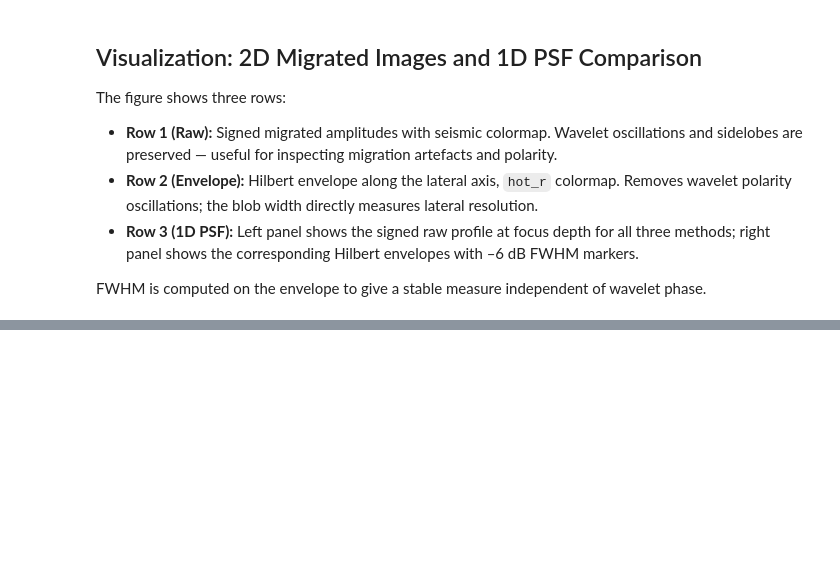
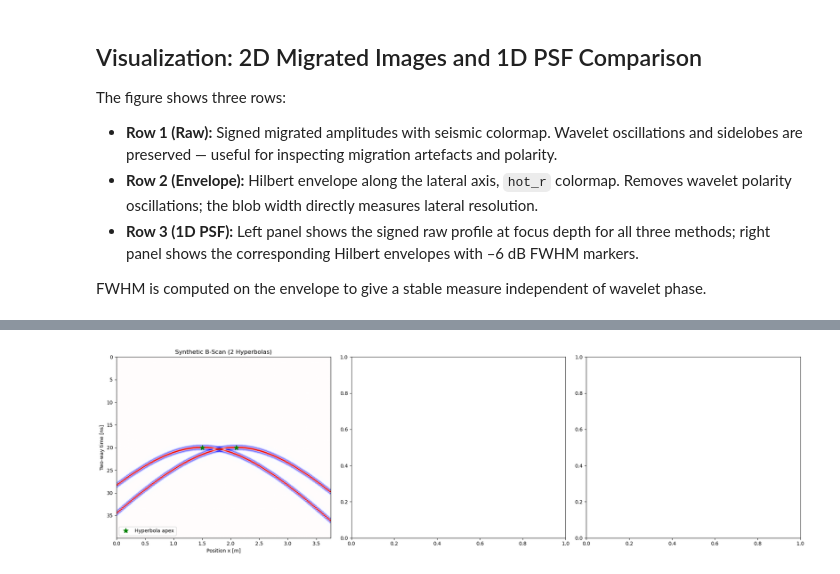
Before and after one commit to ConnervanK/Thesiss, a Jupyter notebook: TimeLapse_Notebooks/B_Scan_Migration_Playground.ipynb, the cells around one changed output, grey strips where cells are left out. Drawn from its saved outputs; the diff is of its cells as text; code cells hidden in the pictures; blank space fills up the shorter version.

```diff
--- a/TimeLapse_Notebooks/B_Scan_Migration_Playground.ipynb
+++ b/TimeLapse_Notebooks/B_Scan_Migration_Playground.ipynb
@@ -674,0 +728,93 @@ Rayleigh limit    : 56.3 mm  (lambda/2)
+# %%
+import numpy as np
+import matplotlib.pyplot as plt
+import scipy.signal
+
+# --- 1. Generate Quick Synthetic B-Scan ---
+nx_syn = 151
+nt_syn = 800
+v_syn = 0.15  # Velocity [m/ns]
+dt_syn = 0.05 # Time step [ns] (t_max = 40 ns, covers up to depth = 3 m)
+dx_syn = 0.025 # Spatial step [m] (x_max = 5 m)
+
+x_syn = np.arange(nx_syn) * dx_syn
+t_syn = np.arange(nt_syn) * dt_syn
+
+data_synth = np.zeros((nt_syn, nx_syn))
+
+# Create a realistic wavelet
+fc = 1.0  # Center frequency [GHz]
+t_wav = np.arange(-30, 31) * dt_syn
+wavelet = (1 - 2 * (np.pi * fc * t_wav)**2) * np.exp(-(np.pi * fc * t_wav)**2)
+
+# Define two point scatterers (x, z)
+wavelength = v_syn / fc  # Wavelength [m]
+distance = wavelength * 4  # Distance between scatterers [m]
+scatterers = [(1.5, 1.5), (1.5 + distance, 1.5)]
+
+# Insert hyperbolas based on travel time
+for px, pz in scatterers:
+    for ix, xs in enumerate(x_syn):
+        dist = np.sqrt((xs - px)**2 + pz**2)
+        tt = 2.0 * dist / v_syn
+        it = int(tt / dt_syn)
+        if 0 <= it < nt_syn:
+            data_synth[it, ix] += 1.0
+
+# Convolve each trace with the wavelet
+for ix in range(nx_syn):
+    data_synth[:, ix] = np.convolve(data_synth[:, ix], wavelet, mode='same')
+
+# # --- 2. Apply Kirchhoff Migration ---
+# z_syn = np.arange(0, 2.5, 0.02)  # Depth axis [m]
+# img_syn = kirchhoff_migration(data_synth, x_syn, t_syn, z_syn, v_syn)
+
+# --- 2.5 Apply Deconvolution & Migrate ---
+# We deconvolve the data along the time axis (trace-by-trace Wiener deconvolution)
+# and then migrate to get the deconvolved migrated image.
+data_deconv = np.zeros_like(data_synth)
+
+# # Pad and shift wavelet to make it zero-phase at index 0 so it doesn't shift our data
+# padded_wavelet = np.pad(wavelet, (0, nt_syn - len(wavelet)))
+# shifted_wavelet = np.roll(padded_wavelet, -len(wavelet) // 2)
+# W = np.fft.fft(shifted_wavelet)
+# eps = 1e-2 * np.max(np.abs(W)**2) # Water level regularization
+
+# for ix in range(nx_syn):
+#     D = np.fft.fft(data_synth[:, ix])
+#     data_deconv[:, ix] = np.real(np.fft.ifft(D * np.conj(W) / (np.abs(W)**2 + eps)))
+
+# img_syn_deconv = kirchhoff_migration(data_deconv, x_syn, t_syn, z_syn, v_syn)
+
+# --- 3. Plot Results ---
+fig, axs = plt.subplots(1, 3, figsize=(20, 6))
+
+vmax_d = np.max(np.abs(data_synth)) * 0.8
+axs[0].imshow(data_synth, aspect='auto', extent=[x_syn[0], x_syn[-1], t_syn[-1], t_syn[0]],
+              cmap='seismic', vmin=-vmax_d, vmax=vmax_d)
+axs[0].set_title('Synthetic B-Scan (2 Hyperbolas)')
+axs[0].set_xlabel('Position x [m]')
+axs[0].set_ylabel('Two-way time [ns]')
+for px, pz in scatterers:
+    axs[0].plot(px, 2*pz/v_syn, 'g*', markersize=10,
+                label='Hyperbola apex' if px == scatterers[0][0] else '')
+axs[0].legend(loc='lower left')
+
+# vmax_m = np.max(np.abs(img_syn)) * 0.8
+# axs[1].imshow(img_syn, aspect='auto', extent=[x_syn[0], x_syn[-1], z_syn[-1], z_syn[0]],
+#               cmap='seismic', vmin=-vmax_m, vmax=vmax_m)
+# axs[1].set_title('Kirchhoff Migrated Image')
+# axs[1].set_xlabel('Position x [m]')
+# axs[1].set_ylabel('Depth z [m]')
+
+# vmax_md = np.max(np.abs(img_syn_deconv)) * 0.8
+# axs[2].imshow(img_syn_deconv, aspect='auto', extent=[x_syn[0], x_syn[-1], z_syn[-1], z_syn[0]],
+#               cmap='seismic', vmin=-vmax_md, vmax=vmax_md)
+# axs[2].set_title('Deconvolved + Migrated Image')
+# axs[2].set_xlabel('Position x [m]')
+# axs[2].set_ylabel('Depth z [m]')
+
+plt.tight_layout()
+plt.show()
+# %% [output]
+[figure, added]
```
Also changed, not shown: parts of 13 cells of this notebook, 4 other files.
